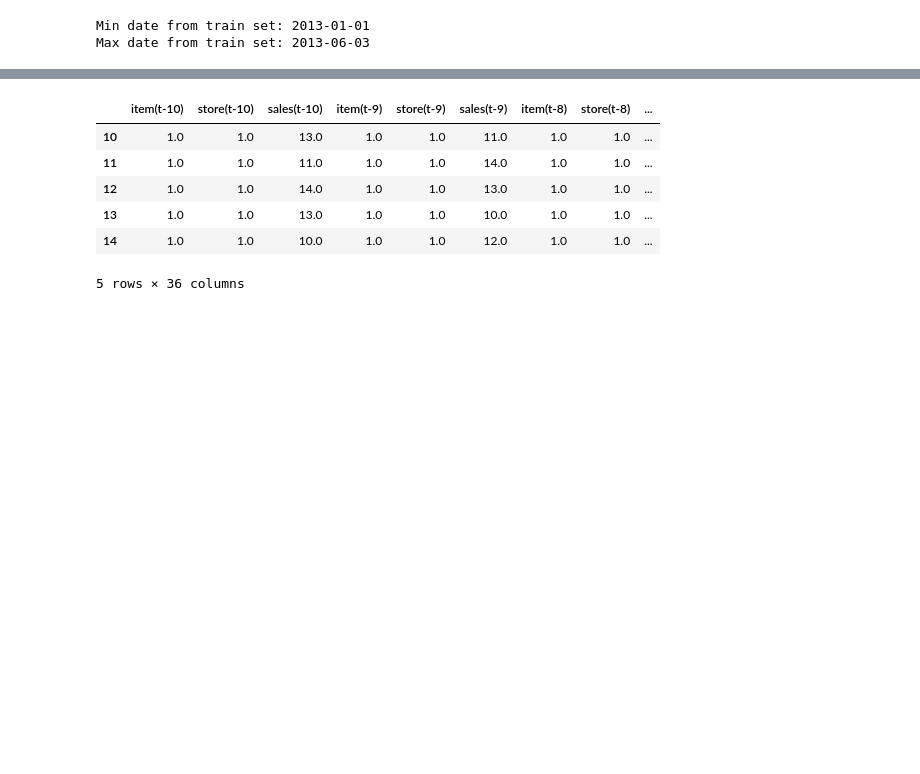
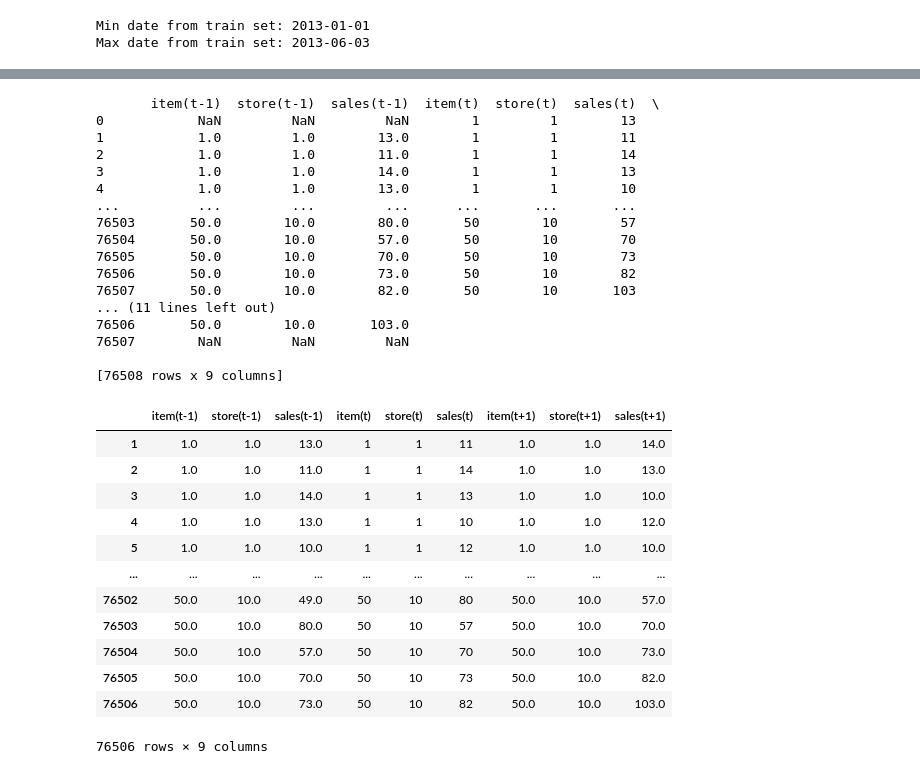
Before and after one commit to ECruz25/cross-entropy-services, a Jupyter notebook: Time Series.ipynb, the cells around one changed output, grey strips where cells are left out. Saved outputs shown, nothing was run; the diff lists cells and outputs as text; code cells hidden in the pictures; blank space fills up the shorter version.

```diff
--- a/Time Series.ipynb
+++ b/Time Series.ipynb
@@ -52,7 +54,7 @@ print('Max date from train set: %s' % training_data['date'].max().date())
 Min date from train set: 2013-01-01
 Max date from train set: 2013-06-03
 # %%
-lag_size = 120
-# print('Max date from train set: %s' % train['date'].max().date())
-# print('Max date from test set: %s' % test['date'].max().date())
-# print('Forecast lag size', lag_size)
+lag_size = 1
+print('Max date from train set: %s' % training_data['date'].max().date())
+print('Max date from test set: %s' % testing_data['date'].max().date())
+print('Forecast lag size', lag_size)
@@ -111,15 +114,38 @@ def series_to_supervised(data, window=1, lag=1, dropnan=True):
         agg.dropna(inplace=True)
     return agg
 # %%
-window = 10
+window = 1
 lag = lag_size
 series = series_to_supervised(train_gp.drop('date', axis=1), window=window, lag=lag)
-series.head()
+series
 # %% [output]
+       item(t-1)  store(t-1)  sales(t-1)  item(t)  store(t)  sales(t)  \
+0            NaN         NaN         NaN        1         1        13
+1            1.0         1.0        13.0        1         1        11
+2            1.0         1.0        11.0        1         1        14
+3            1.0         1.0        14.0        1         1        13
+4            1.0         1.0        13.0        1         1        10
+...          ...         ...         ...      ...       ...       ...
+76503       50.0        10.0        80.0       50        10        57
+76504       50.0        10.0        57.0       50        10        70
+76505       50.0        10.0        70.0       50        10        73
+76506       50.0        10.0        73.0       50        10        82
+76507       50.0        10.0        82.0       50        10       103
+... (11 lines left out)
+76506       50.0        10.0       103.0
+76507        NaN         NaN         NaN
+
+[76508 rows x 9 columns]
-|  | item(t-10) | store(t-10) | sales(t-10) | item(t-9) | store(t-9) | sales(t-9) | item(t-8) | store(t-8) | ... |
-| 10 | 1.0 | 1.0 | 13.0 | 1.0 | 1.0 | 11.0 | 1.0 | 1.0 | ... |
-| 11 | 1.0 | 1.0 | 11.0 | 1.0 | 1.0 | 14.0 | 1.0 | 1.0 | ... |
-| 12 | 1.0 | 1.0 | 14.0 | 1.0 | 1.0 | 13.0 | 1.0 | 1.0 | ... |
-| 13 | 1.0 | 1.0 | 13.0 | 1.0 | 1.0 | 10.0 | 1.0 | 1.0 | ... |
-| 14 | 1.0 | 1.0 | 10.0 | 1.0 | 1.0 | 12.0 | 1.0 | 1.0 | ... |
+|  | item(t-1) | store(t-1) | sales(t-1) | item(t) | store(t) | sales(t) | item(t+1) | store(t+1) | sales(t+1) |
+| 1 | 1.0 | 1.0 | 13.0 | 1 | 1 | 11 | 1.0 | 1.0 | 14.0 |
+| 2 | 1.0 | 1.0 | 11.0 | 1 | 1 | 14 | 1.0 | 1.0 | 13.0 |
+| 3 | 1.0 | 1.0 | 14.0 | 1 | 1 | 13 | 1.0 | 1.0 | 10.0 |
+| 4 | 1.0 | 1.0 | 13.0 | 1 | 1 | 10 | 1.0 | 1.0 | 12.0 |
+| 5 | 1.0 | 1.0 | 10.0 | 1 | 1 | 12 | 1.0 | 1.0 | 10.0 |
+| ... | ... | ... | ... | ... | ... | ... | ... | ... | ... |
+| 76502 | 50.0 | 10.0 | 49.0 | 50 | 10 | 80 | 50.0 | 10.0 | 57.0 |
+| 76503 | 50.0 | 10.0 | 80.0 | 50 | 10 | 57 | 50.0 | 10.0 | 70.0 |
+| 76504 | 50.0 | 10.0 | 57.0 | 50 | 10 | 70 | 50.0 | 10.0 | 73.0 |
+| 76505 | 50.0 | 10.0 | 70.0 | 50 | 10 | 73 | 50.0 | 10.0 | 82.0 |
+| 76506 | 50.0 | 10.0 | 73.0 | 50 | 10 | 82 | 50.0 | 10.0 | 103.0 |
-5 rows × 36 columns
+76506 rows × 9 columns
```
Also changed, not shown: parts of 34 cells of this notebook, 11 other files.
